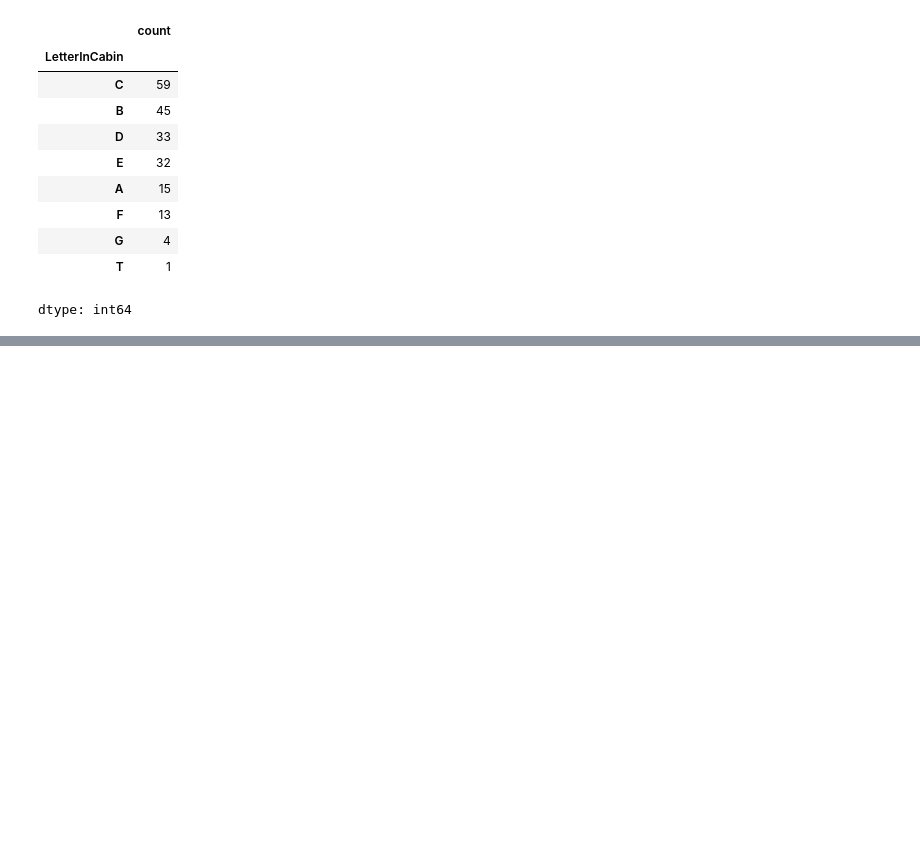
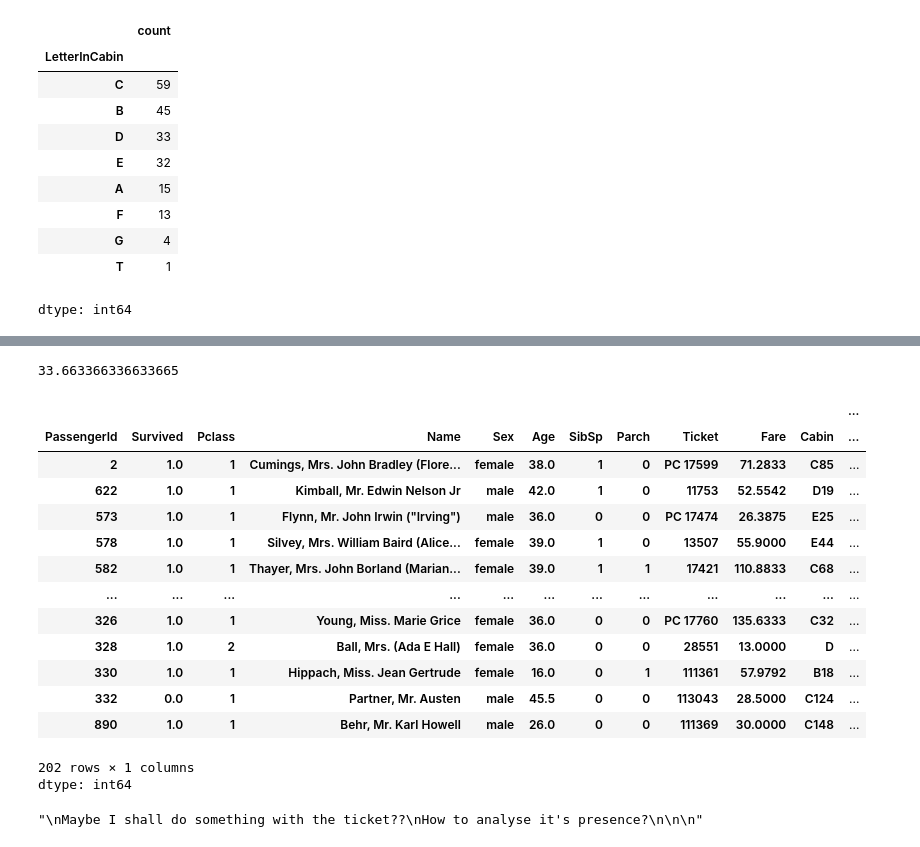
Before and after one commit to LozinskiMatthew/Titanic-DL-Kaggle_Competition, a Jupyter notebook: KaggleTitanic.ipynb, the cells around one changed output, grey strips where cells are left out. Drawn from its saved outputs; the diff is of its cells as text; code cells hidden in the pictures; blank space fills up the shorter version.

```diff
--- a/KaggleTitanic.ipynb
+++ b/KaggleTitanic.ipynb
@@ -325,0 +457,37 @@ dtype: int64
+# %%
+#Likelyhood of death in %
+a = np.multiply(100, np.divide(481, 206 + 481))
+b = np.multiply(100, np.divide(68, 134 + 68))
+res = np.divide(b, a) # How many times more the likwelihood of death is in train set(reversed)
+b
+# Therefore we shall conclude a function which would have the likelyhood of giving 33.66% to a random person new cabin number 'N'
+# Then what to do with dataset of testing?
+# %% [output]
+33.663366336633665
+# %%
+fpws.value_counts()
+# %% [output]
+|  |  |  |  |  |  |  |  |  |  |  | ... |
+| PassengerId | Survived | Pclass | Name | Sex | Age | SibSp | Parch | Ticket | Fare | Cabin | ... |
+| 2 | 1.0 | 1 | Cumings, Mrs. John Bradley (Flore... | female | 38.0 | 1 | 0 | PC 17599 | 71.2833 | C85 | ... |
+| 622 | 1.0 | 1 | Kimball, Mr. Edwin Nelson Jr | male | 42.0 | 1 | 0 | 11753 | 52.5542 | D19 | ... |
+| 573 | 1.0 | 1 | Flynn, Mr. John Irwin ("Irving") | male | 36.0 | 0 | 0 | PC 17474 | 26.3875 | E25 | ... |
+| 578 | 1.0 | 1 | Silvey, Mrs. William Baird (Alice... | female | 39.0 | 1 | 0 | 13507 | 55.9000 | E44 | ... |
+| 582 | 1.0 | 1 | Thayer, Mrs. John Borland (Marian... | female | 39.0 | 1 | 1 | 17421 | 110.8833 | C68 | ... |
+| ... | ... | ... | ... | ... | ... | ... | ... | ... | ... | ... | ... |
+| 326 | 1.0 | 1 | Young, Miss. Marie Grice | female | 36.0 | 0 | 0 | PC 17760 | 135.6333 | C32 | ... |
+| 328 | 1.0 | 2 | Ball, Mrs. (Ada E Hall) | female | 36.0 | 0 | 0 | 28551 | 13.0000 | D | ... |
+| 330 | 1.0 | 1 | Hippach, Miss. Jean Gertrude | female | 16.0 | 0 | 1 | 111361 | 57.9792 | B18 | ... |
+| 332 | 0.0 | 1 | Partner, Mr. Austen | male | 45.5 | 0 | 0 | 113043 | 28.5000 | C124 | ... |
+| 890 | 1.0 | 1 | Behr, Mr. Karl Howell | male | 26.0 | 0 | 0 | 111369 | 30.0000 | C148 | ... |
+202 rows × 1 columns
+dtype: int64
+# %%
+'''
+Maybe I shall do something with the ticket??
+How to analyse it's presence?
+
+
+'''
+# %% [output]
+"\nMaybe I shall do something with the ticket??\nHow to analyse it's presence?\n\n\n"
```
Also changed, not shown: parts of 26 cells of this notebook.
